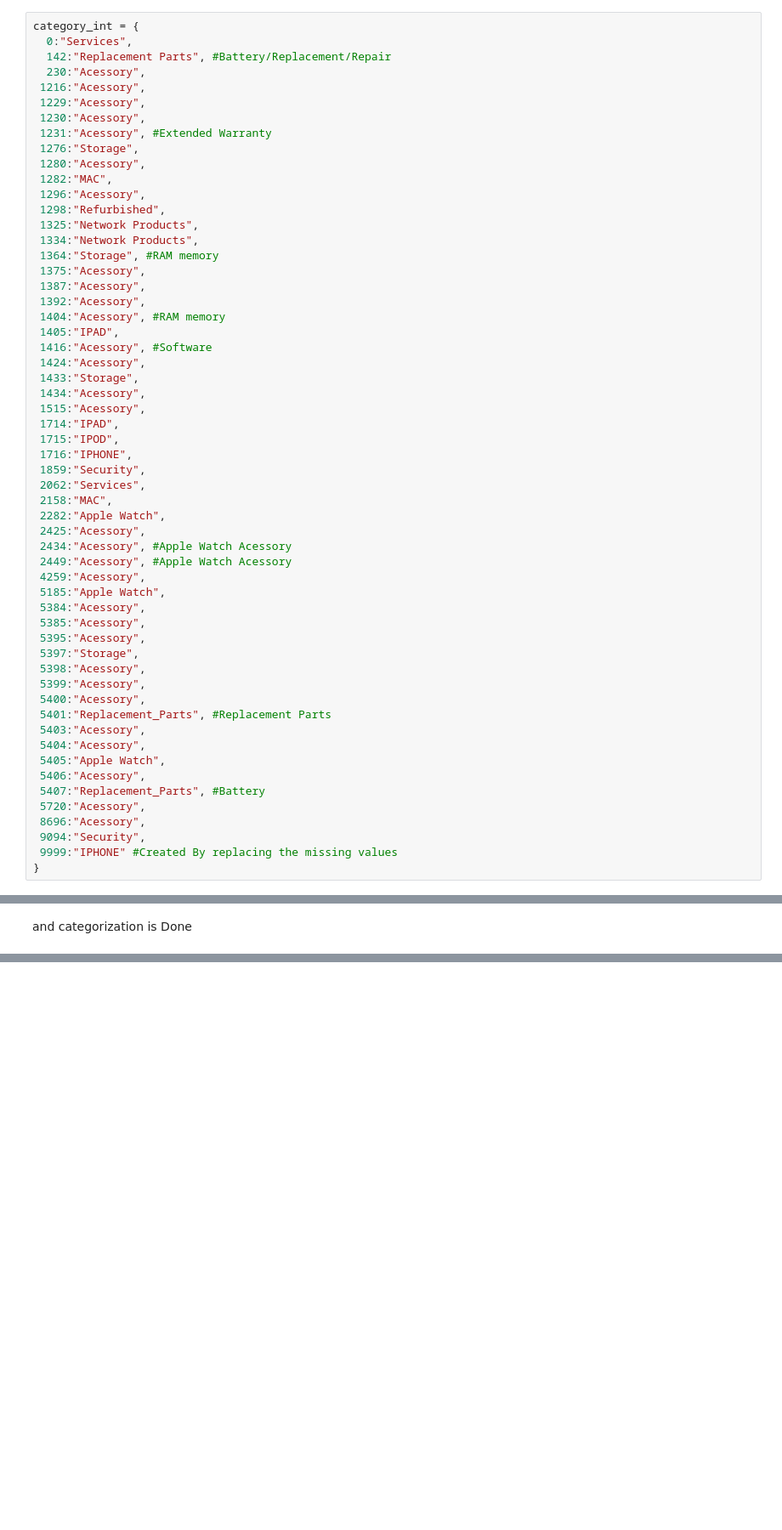
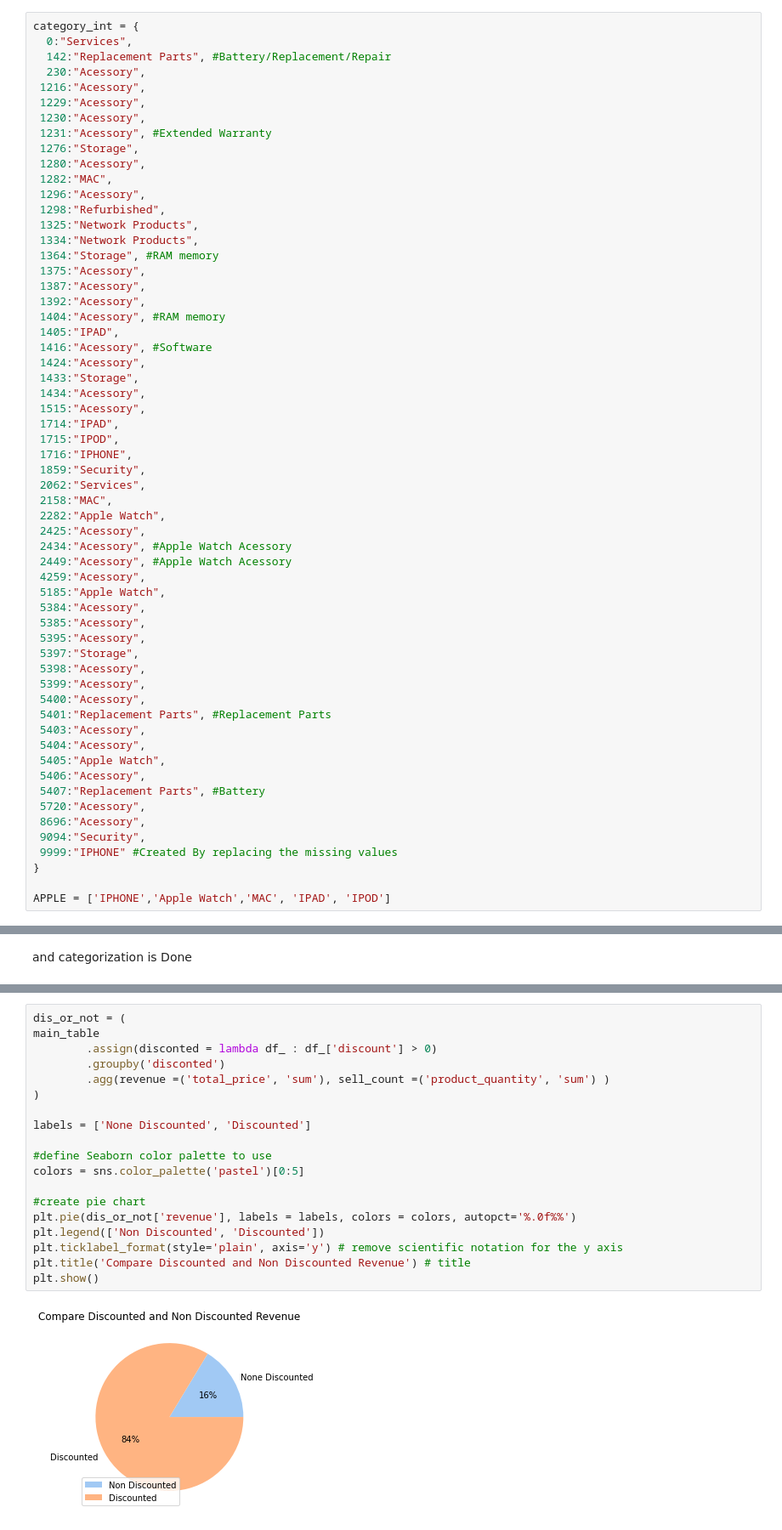
Before and after one commit to sherwan-m/Eniac_Analyze_Discounts, a Jupyter notebook: data_cleaning.ipynb, the cells around one changed output, grey strips where cells are left out. Shown at 85% size. Cells and saved outputs as stored; diff of their text form; blank space fills up the shorter version.

Commit message:
some analysis and merges and graphs

```diff
--- a/data_cleaning.ipynb
+++ b/data_cleaning.ipynb
@@ -1304,17 +1303,19 @@ category_int = {
  5398:"Acessory",
  5399:"Acessory",
  5400:"Acessory",
- 5401:"Replacement_Parts", #Replacement Parts
+ 5401:"Replacement Parts", #Replacement Parts
  5403:"Acessory",
  5404:"Acessory",
  5405:"Apple Watch",
  5406:"Acessory",
- 5407:"Replacement_Parts", #Battery
+ 5407:"Replacement Parts", #Battery
  5720:"Acessory",
  8696:"Acessory",
  9094:"Security",
  9999:"IPHONE" #Created By replacing the missing values
 }
+
+APPLE = ['IPHONE','Apple Watch','MAC', 'IPAD', 'IPOD']
 # %% [markdown]
 i add a new column to products 'category', and i fill it with the category dic
 # %%
@@ -1363,0 +1442,21 @@ and categorization is Done
+# %%
+dis_or_not = (
+main_table
+        .assign(disconted = lambda df_ : df_['discount'] > 0)
+        .groupby('disconted')
+        .agg(revenue =('total_price', 'sum'), sell_count =('product_quantity', 'sum') )
+)
+
+labels = ['None Discounted', 'Discounted']
+
+#define Seaborn color palette to use
+colors = sns.color_palette('pastel')[0:5]
+
+#create pie chart
+plt.pie(dis_or_not['revenue'], labels = labels, colors = colors, autopct='%.0f%%')
+plt.legend(['Non Discounted', 'Discounted'])
+plt.ticklabel_format(style='plain', axis='y') # remove scientific notation for the y axis
+plt.title('Compare Discounted and Non Discounted Revenue') # title
+plt.show()
+# %% [output]
+[figure, added]
```
Also changed, not shown: parts of 16 cells of this notebook.
